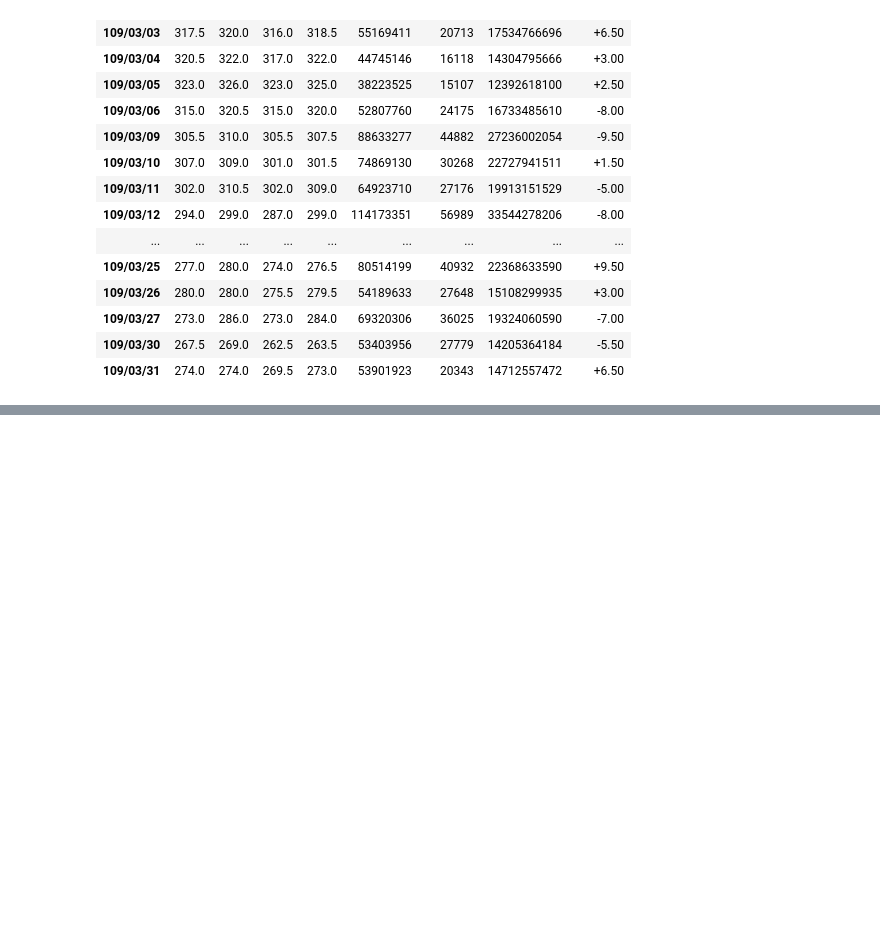
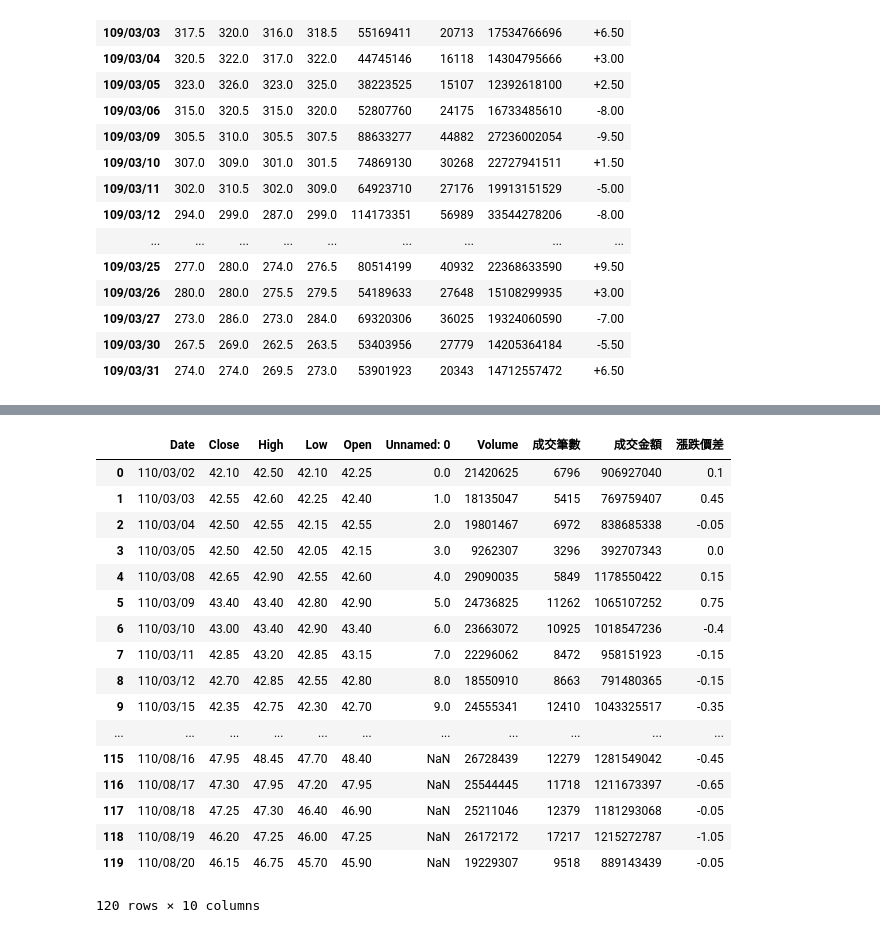
Before and after one commit to renguangz/stockapp, a Jupyter notebook: api/data/crawl_stock_price.ipynb, the cells around one changed output, grey strips where cells are left out. Drawn from its saved outputs; the diff is of its cells as text; code cells hidden in the pictures; blank space fills up the shorter version.

```diff
--- a/api/data/crawl_stock_price.ipynb
+++ b/api/data/crawl_stock_price.ipynb
@@ -102,0 +133,24 @@ for d in download_table:
+# %%
+import os
+import pandas as pd
+path = os.path.join('../../src/components/layouts/InfoTechCandlestickChart/price_data/price_1101.csv')
+pd.read_csv(path)
+# %% [output]
+|  | Date | Close | High | Low | Open | Unnamed: 0 | Volume | 成交筆數 | 成交金額 | 漲跌價差 |
+| 0 | 110/03/02 | 42.10 | 42.50 | 42.10 | 42.25 | 0.0 | 21420625 | 6796 | 906927040 | 0.1 |
+| 1 | 110/03/03 | 42.55 | 42.60 | 42.25 | 42.40 | 1.0 | 18135047 | 5415 | 769759407 | 0.45 |
+| 2 | 110/03/04 | 42.50 | 42.55 | 42.15 | 42.55 | 2.0 | 19801467 | 6972 | 838685338 | -0.05 |
+| 3 | 110/03/05 | 42.50 | 42.50 | 42.05 | 42.15 | 3.0 | 9262307 | 3296 | 392707343 | 0.0 |
+| 4 | 110/03/08 | 42.65 | 42.90 | 42.55 | 42.60 | 4.0 | 29090035 | 5849 | 1178550422 | 0.15 |
+| 5 | 110/03/09 | 43.40 | 43.40 | 42.80 | 42.90 | 5.0 | 24736825 | 11262 | 1065107252 | 0.75 |
+| 6 | 110/03/10 | 43.00 | 43.40 | 42.90 | 43.40 | 6.0 | 23663072 | 10925 | 1018547236 | -0.4 |
+| 7 | 110/03/11 | 42.85 | 43.20 | 42.85 | 43.15 | 7.0 | 22296062 | 8472 | 958151923 | -0.15 |
+| 8 | 110/03/12 | 42.70 | 42.85 | 42.55 | 42.80 | 8.0 | 18550910 | 8663 | 791480365 | -0.15 |
+| 9 | 110/03/15 | 42.35 | 42.75 | 42.30 | 42.70 | 9.0 | 24555341 | 12410 | 1043325517 | -0.35 |
+| ... | ... | ... | ... | ... | ... | ... | ... | ... | ... | ... |
+| 115 | 110/08/16 | 47.95 | 48.45 | 47.70 | 48.40 | NaN | 26728439 | 12279 | 1281549042 | -0.45 |
+| 116 | 110/08/17 | 47.30 | 47.95 | 47.20 | 47.95 | NaN | 25544445 | 11718 | 1211673397 | -0.65 |
+| 117 | 110/08/18 | 47.25 | 47.30 | 46.40 | 46.90 | NaN | 25211046 | 12379 | 1181293068 | -0.05 |
+| 118 | 110/08/19 | 46.20 | 47.25 | 46.00 | 47.25 | NaN | 26172172 | 17217 | 1215272787 | -1.05 |
+| 119 | 110/08/20 | 46.15 | 46.75 | 45.70 | 45.90 | NaN | 19229307 | 9518 | 889143439 | -0.05 |
+120 rows × 10 columns
```
Also changed, not shown: parts of 5 cells of this notebook, 14 other files.
